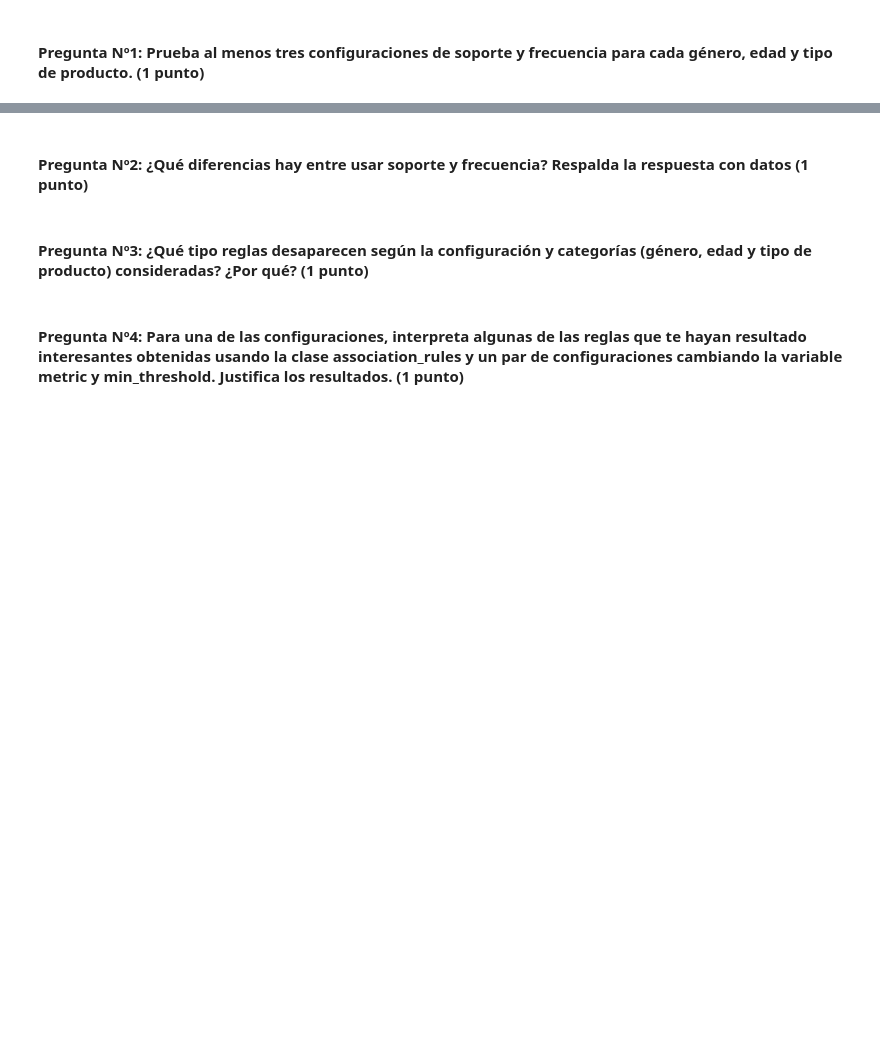
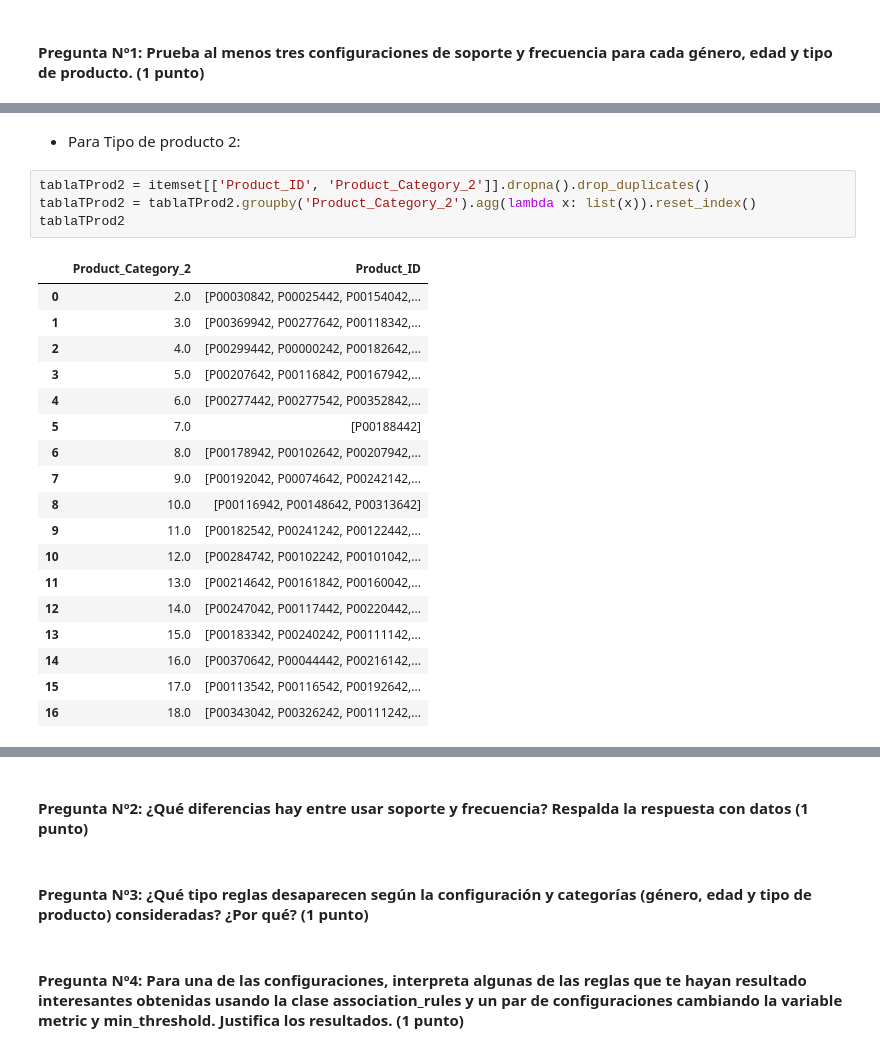
Before and after one commit to ikeruco29/Lab02_GSP-RA, a Jupyter notebook: Pr1_Reglas-de-asociacion.ipynb, the cells around one changed output, grey strips where cells are left out. Saved outputs shown, nothing was run; the diff lists cells and outputs as text; blank space fills up the shorter version.

```diff
--- a/Pr1_Reglas-de-asociacion.ipynb
+++ b/Pr1_Reglas-de-asociacion.ipynb
@@ -47,0 +163,25 @@ Configuraciones de sopoorte y frecuencia para género
+# %% [markdown]
+- Para Tipo de producto 2:
+# %%
+tablaTProd2 = itemset[['Product_ID', 'Product_Category_2']].dropna().drop_duplicates()
+tablaTProd2 = tablaTProd2.groupby('Product_Category_2').agg(lambda x: list(x)).reset_index()
+tablaTProd2
+# %% [output]
+|  | Product_Category_2 | Product_ID |
+| 0 | 2.0 | [P00030842, P00025442, P00154042,... |
+| 1 | 3.0 | [P00369942, P00277642, P00118342,... |
+| 2 | 4.0 | [P00299442, P00000242, P00182642,... |
+| 3 | 5.0 | [P00207642, P00116842, P00167942,... |
+| 4 | 6.0 | [P00277442, P00277542, P00352842,... |
+| 5 | 7.0 | [P00188442] |
+| 6 | 8.0 | [P00178942, P00102642, P00207942,... |
+| 7 | 9.0 | [P00192042, P00074642, P00242142,... |
+| 8 | 10.0 | [P00116942, P00148642, P00313642] |
+| 9 | 11.0 | [P00182542, P00241242, P00122442,... |
+| 10 | 12.0 | [P00284742, P00102242, P00101042,... |
+| 11 | 13.0 | [P00214642, P00161842, P00160042,... |
+| 12 | 14.0 | [P00247042, P00117442, P00220442,... |
+| 13 | 15.0 | [P00183342, P00240242, P00111142,... |
+| 14 | 16.0 | [P00370642, P00044442, P00216142,... |
+| 15 | 17.0 | [P00113542, P00116542, P00192642,... |
+| 16 | 18.0 | [P00343042, P00326242, P00111242,... |
```
Also changed, not shown: parts of 23 cells of this notebook.
